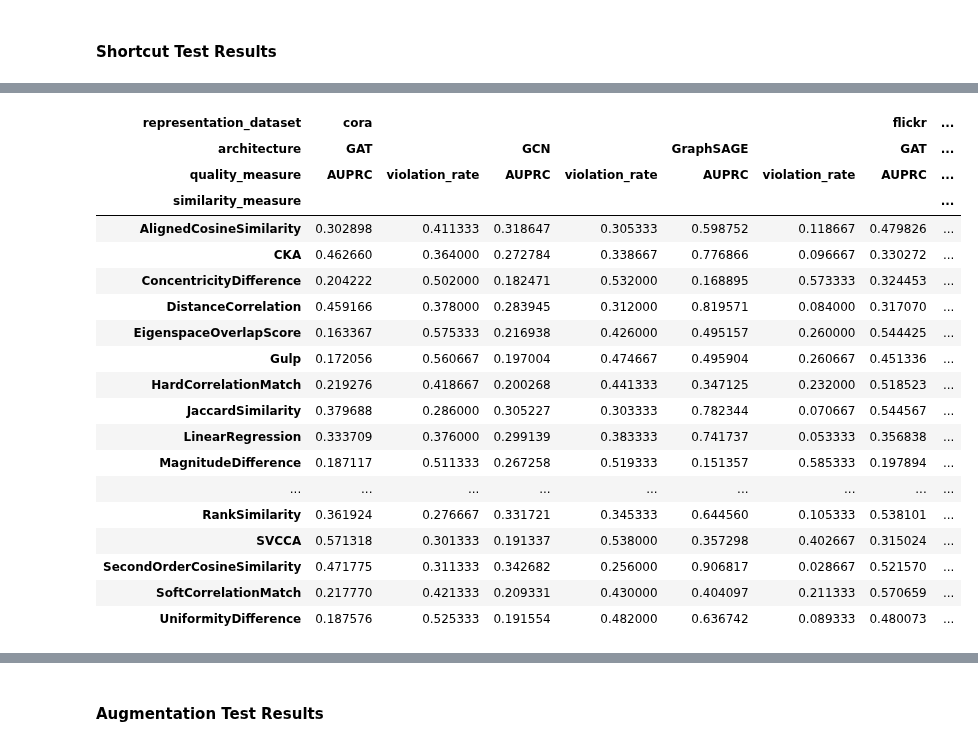
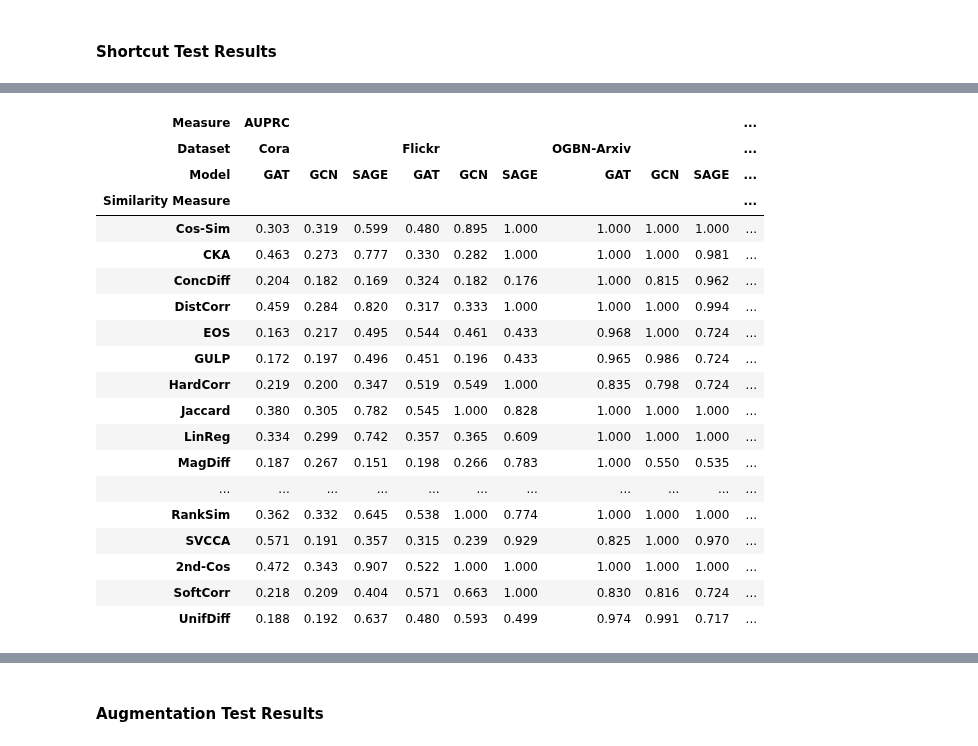
Before and after one commit to TaWald/similaritybench, a Jupyter notebook: graphs/notebooks/tables.ipynb, the cells around one changed output, grey strips where cells are left out. Saved outputs shown, nothing was run; the diff lists cells and outputs as text; code cells hidden in the pictures.

```diff
--- a/graphs/notebooks/tables.ipynb
+++ b/graphs/notebooks/tables.ipynb
@@ -6,0 +5,2 @@ import os
+# %%
+pd.options.display.float_format = "{:,.3f}".format
@@ -34,7 +87,11 @@ def get_agg_pivot_table(experiment, datasets, groups=5):
     for dataset in datasets:
         path = os.path.join(EXPERIMENT_RESULTS_PATH, FULL_DF_FILE_NAME(experiment, COMPARISON_TYPE_DICT[experiment], dataset, groups))
         df = pd.read_csv(path)
-        data = df.loc[:, ["similarity_measure", "quality_measure", "value", "architecture", "representation_dataset"]]
+        data = df.loc[:, ["similarity_measure", "quality_measure", "value", "architecture", "representation_dataset"]].dropna()
+
+        data = data.rename(COLUMN_NAME_DICT, axis="columns")
         dfs.append(data.iloc[:])
     df_cc = pd.concat(dfs, axis=0)
-    return df_cc.pivot_table(index="similarity_measure", columns=["representation_dataset", "architecture", "quality_measure"], values="value", aggfunc="mean")
+    df_res = df_cc.pivot_table(index="Similarity Measure", columns=["Measure", "Dataset", "Model"], values="value", aggfunc="mean")
+    df_res = df_res.rename(MEASURE_NAME_DICT, axis="index")
+    return df_res.rename(PIVOT_COL_DICT, axis="columns")
@@ -137,26 +200,30 @@ get_agg_pivot_table("shortcut_test", ["cora", "flickr", "ogbn-arxiv"])
 # %%
-get_agg_pivot_table("shortcut_test", ["cora", "flickr", "ogbn-arxiv"], groups=3)
+shortcut_test_df = get_agg_pivot_table("shortcut_test", ["cora", "flickr", "ogbn-arxiv"], groups=3)
+shortcut_test_df.to_latex("graphs_results_shortcut_test.tex",
+                       **LATEX_FORMAT_DICT
+                      )
+shortcut_test_df
 # %% [output]
-| representation_dataset | cora |  |  |  |  |  | flickr | ... |
-| architecture | GAT |  | GCN |  | GraphSAGE |  | GAT | ... |
-| quality_measure | AUPRC | violation_rate | AUPRC | violation_rate | AUPRC | violation_rate | AUPRC | ... |
-| similarity_measure |  |  |  |  |  |  |  | ... |
-| AlignedCosineSimilarity | 0.302898 | 0.411333 | 0.318647 | 0.305333 | 0.598752 | 0.118667 | 0.479826 | ... |
-| CKA | 0.462660 | 0.364000 | 0.272784 | 0.338667 | 0.776866 | 0.096667 | 0.330272 | ... |
-| ConcentricityDifference | 0.204222 | 0.502000 | 0.182471 | 0.532000 | 0.168895 | 0.573333 | 0.324453 | ... |
-| DistanceCorrelation | 0.459166 | 0.378000 | 0.283945 | 0.312000 | 0.819571 | 0.084000 | 0.317070 | ... |
-| EigenspaceOverlapScore | 0.163367 | 0.575333 | 0.216938 | 0.426000 | 0.495157 | 0.260000 | 0.544425 | ... |
-| Gulp | 0.172056 | 0.560667 | 0.197004 | 0.474667 | 0.495904 | 0.260667 | 0.451336 | ... |
-| HardCorrelationMatch | 0.219276 | 0.418667 | 0.200268 | 0.441333 | 0.347125 | 0.232000 | 0.518523 | ... |
-| JaccardSimilarity | 0.379688 | 0.286000 | 0.305227 | 0.303333 | 0.782344 | 0.070667 | 0.544567 | ... |
-| LinearRegression | 0.333709 | 0.376000 | 0.299139 | 0.383333 | 0.741737 | 0.053333 | 0.356838 | ... |
-| MagnitudeDifference | 0.187117 | 0.511333 | 0.267258 | 0.519333 | 0.151357 | 0.585333 | 0.197894 | ... |
-| ... | ... | ... | ... | ... | ... | ... | ... | ... |
-| RankSimilarity | 0.361924 | 0.276667 | 0.331721 | 0.345333 | 0.644560 | 0.105333 | 0.538101 | ... |
-| SVCCA | 0.571318 | 0.301333 | 0.191337 | 0.538000 | 0.357298 | 0.402667 | 0.315024 | ... |
-| SecondOrderCosineSimilarity | 0.471775 | 0.311333 | 0.342682 | 0.256000 | 0.906817 | 0.028667 | 0.521570 | ... |
-| SoftCorrelationMatch | 0.217770 | 0.421333 | 0.209331 | 0.430000 | 0.404097 | 0.211333 | 0.570659 | ... |
-| UniformityDifference | 0.187576 | 0.525333 | 0.191554 | 0.482000 | 0.636742 | 0.089333 | 0.480073 | ... |
+| Measure | AUPRC |  |  |  |  |  |  |  |  | ... |
+| Dataset | Cora |  |  | Flickr |  |  | OGBN-Arxiv |  |  | ... |
+| Model | GAT | GCN | SAGE | GAT | GCN | SAGE | GAT | GCN | SAGE | ... |
+| Similarity Measure |  |  |  |  |  |  |  |  |  | ... |
+| Cos-Sim | 0.303 | 0.319 | 0.599 | 0.480 | 0.895 | 1.000 | 1.000 | 1.000 | 1.000 | ... |
+| CKA | 0.463 | 0.273 | 0.777 | 0.330 | 0.282 | 1.000 | 1.000 | 1.000 | 0.981 | ... |
+| ConcDiff | 0.204 | 0.182 | 0.169 | 0.324 | 0.182 | 0.176 | 1.000 | 0.815 | 0.962 | ... |
+| DistCorr | 0.459 | 0.284 | 0.820 | 0.317 | 0.333 | 1.000 | 1.000 | 1.000 | 0.994 | ... |
+| EOS | 0.163 | 0.217 | 0.495 | 0.544 | 0.461 | 0.433 | 0.968 | 1.000 | 0.724 | ... |
+| GULP | 0.172 | 0.197 | 0.496 | 0.451 | 0.196 | 0.433 | 0.965 | 0.986 | 0.724 | ... |
+| HardCorr | 0.219 | 0.200 | 0.347 | 0.519 | 0.549 | 1.000 | 0.835 | 0.798 | 0.724 | ... |
+| Jaccard | 0.380 | 0.305 | 0.782 | 0.545 | 1.000 | 0.828 | 1.000 | 1.000 | 1.000 | ... |
+| LinReg | 0.334 | 0.299 | 0.742 | 0.357 | 0.365 | 0.609 | 1.000 | 1.000 | 1.000 | ... |
+| MagDiff | 0.187 | 0.267 | 0.151 | 0.198 | 0.266 | 0.783 | 1.000 | 0.550 | 0.535 | ... |
+| ... | ... | ... | ... | ... | ... | ... | ... | ... | ... | ... |
+| RankSim | 0.362 | 0.332 | 0.645 | 0.538 | 1.000 | 0.774 | 1.000 | 1.000 | 1.000 | ... |
+| SVCCA | 0.571 | 0.191 | 0.357 | 0.315 | 0.239 | 0.929 | 0.825 | 1.000 | 0.970 | ... |
+| 2nd-Cos | 0.472 | 0.343 | 0.907 | 0.522 | 1.000 | 1.000 | 1.000 | 1.000 | 1.000 | ... |
+| SoftCorr | 0.218 | 0.209 | 0.404 | 0.571 | 0.663 | 1.000 | 0.830 | 0.816 | 0.724 | ... |
+| UnifDiff | 0.188 | 0.192 | 0.637 | 0.480 | 0.593 | 0.499 | 0.974 | 0.991 | 0.717 | ... |
 # %%
 get_agg_pivot_table("shortcut_test", ["cora", "flickr", "ogbn-arxiv"], groups=2)
 # %% [output]
```
Also changed, not shown: parts of 23 cells of this notebook.
